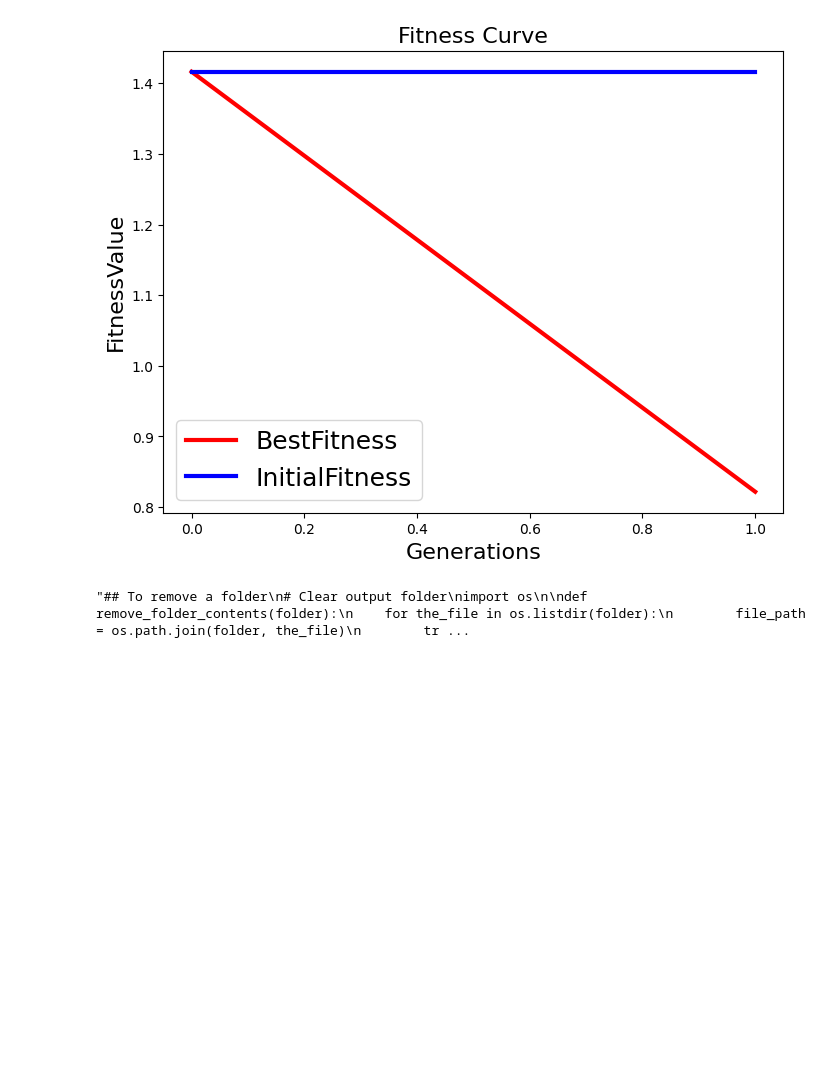
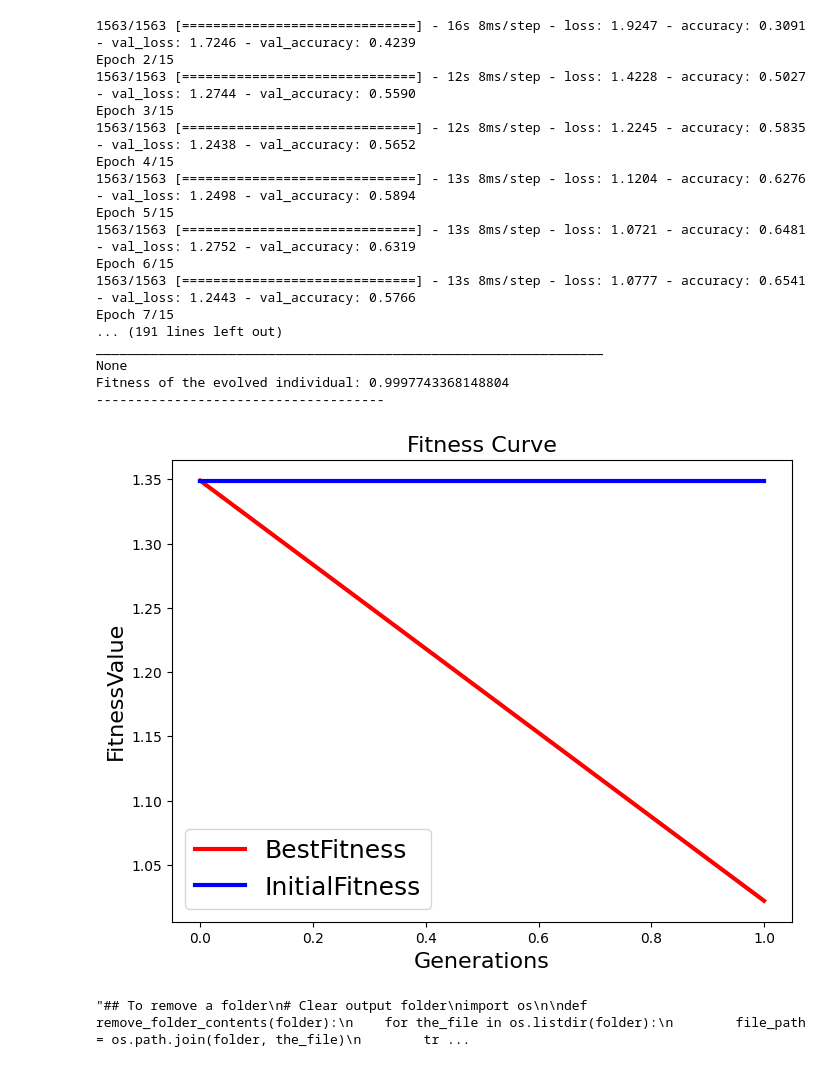
Before and after one commit to DevaSunder/Coding-works, a Jupyter notebook: vgg-1-trail-run.ipynb, the cells around one changed output. Cells and saved outputs as stored; diff of their text form; code cells hidden in the pictures; blank space fills up the shorter version.

```diff
--- a/vgg-1-trail-run.ipynb
+++ b/vgg-1-trail-run.ipynb
@@ -1030,7 +1030,7 @@ def main():
         dataset = load_dataset(batch_size, num_classes, epochs)
 
         num_population = 10
-        num_generation = 20
+        num_generation = 10
         num_offspring = 4
 
         # plot the best model obtained
@@ -1179,4 +1180,21 @@ Fitness of the evolved individual: 0.8477559685707092
+1563/1563 [==============================] - 16s 8ms/step - loss: 1.9247 - accuracy: 0.3091 - val_loss: 1.7246 - val_accuracy: 0.4239
+Epoch 2/15
+1563/1563 [==============================] - 12s 8ms/step - loss: 1.4228 - accuracy: 0.5027 - val_loss: 1.2744 - val_accuracy: 0.5590
+Epoch 3/15
+1563/1563 [==============================] - 12s 8ms/step - loss: 1.2245 - accuracy: 0.5835 - val_loss: 1.2438 - val_accuracy: 0.5652
+Epoch 4/15
+1563/1563 [==============================] - 13s 8ms/step - loss: 1.1204 - accuracy: 0.6276 - val_loss: 1.2498 - val_accuracy: 0.5894
+Epoch 5/15
+1563/1563 [==============================] - 13s 8ms/step - loss: 1.0721 - accuracy: 0.6481 - val_loss: 1.2752 - val_accuracy: 0.6319
+Epoch 6/15
+1563/1563 [==============================] - 13s 8ms/step - loss: 1.0777 - accuracy: 0.6541 - val_loss: 1.2443 - val_accuracy: 0.5766
+Epoch 7/15
+... (191 lines left out)
+_________________________________________________________________
+None
+Fitness of the evolved individual: 0.9997743368148804
+-------------------------------------
-[figure, old version]
+[figure, new version]
 # %%
 """## To remove a folder
 # Clear output folder
```
Also changed, not shown: parts of 1 cell of this notebook.
